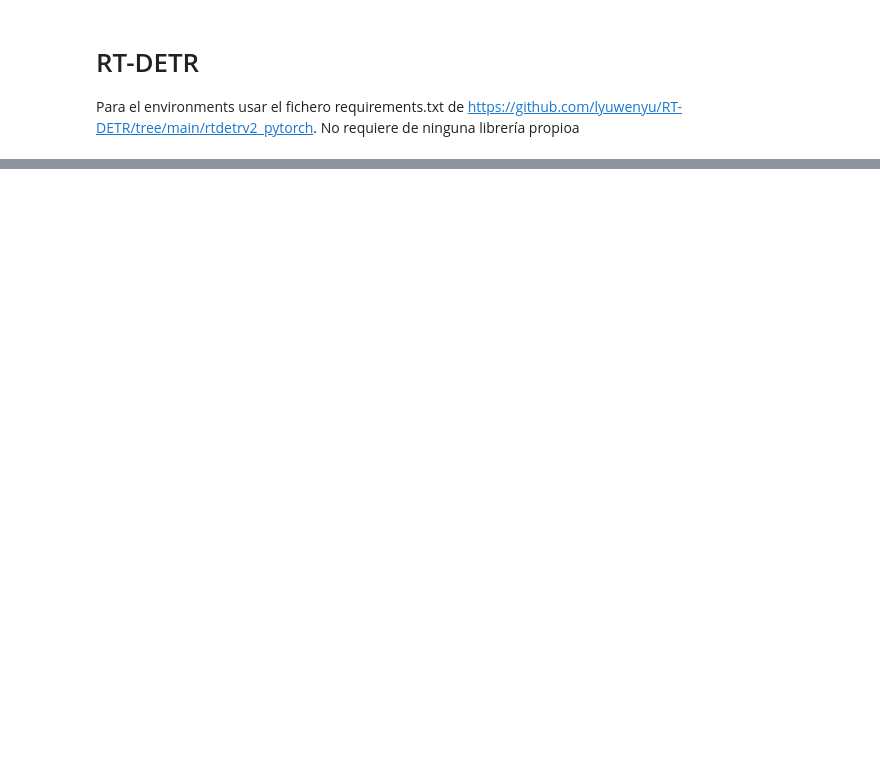
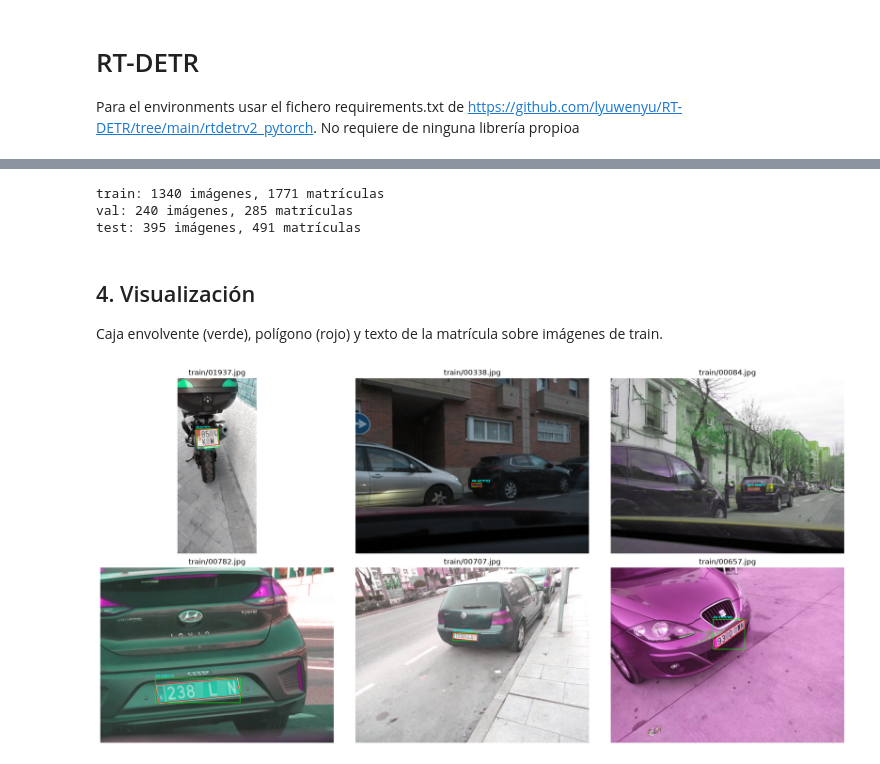
Before and after one commit to kikoalmtana/practicasVC, a Jupyter notebook: P4/VC_P4_RTDETR.ipynb, the cells around one changed output, grey strips where cells are left out. Cells and saved outputs as stored; diff of their text form; code cells hidden in the pictures; blank space fills up the shorter version.

```diff
--- a/P4/VC_P4_RTDETR.ipynb
+++ b/P4/VC_P4_RTDETR.ipynb
@@ -90,0 +192,46 @@ cv2.destroyAllWindows()
+# %%
+recs = sorted(datos["train"], key=lambda r: r["stem"])
+bloques = [recs[i:i + BLOQUE] for i in range(0, len(recs), BLOQUE)]     # 10 fotos seguidas
+idx = list(range(len(bloques))); random.Random(SEED).shuffle(idx)
+val_ids = {int(r["stem"]) for i in idx[:round(VAL_FRAC * len(bloques))] for r in bloques[i]}
+
+def filtrar(c, keep):
+    return {"images": [im for im in c["images"] if keep(im["id"])],
+            "annotations": [a for a in c["annotations"] if keep(a["image_id"])],
+            "categories": c["categories"]}
+
+splits = {"train": filtrar(coco["train"], lambda i: i not in val_ids),
+          "val":   filtrar(coco["train"], lambda i: i in val_ids),
+          "test":  coco["test"]}
+ANN_OUT.mkdir(parents=True, exist_ok=True)
+for name, c in splits.items():
+    (ANN_OUT / f"{name}.json").write_text(json.dumps(c), encoding="utf-8")
+    print(f"{name}: {len(c['images'])} imágenes, {len(c['annotations'])} matrículas")
+assert not ({im["id"] for im in splits["train"]["images"]} & val_ids)
+# %% [output]
+train: 1340 imágenes, 1771 matrículas
+val: 240 imágenes, 285 matrículas
+test: 395 imágenes, 491 matrículas
+# %% [markdown]
+## 4. Visualización
+
+Caja envolvente (verde), polígono (rojo) y texto de la matrícula sobre imágenes de train.
+# %%
+def dibujar(c, n=6, seed=SEED):
+    anns_por_img = {}
+    for a in c["annotations"]: anns_por_img.setdefault(a["image_id"], []).append(a)
+    muestra = random.Random(seed).sample(c["images"], n)
+    fig, axs = plt.subplots(2, (n + 1) // 2, figsize=(18, 9))
+    for ax, im in zip(axs.ravel(), muestra):
+        img = cv2.imread(str(IMG_OUT / im["file_name"]))
+        for a in anns_por_img.get(im["id"], []):
+            x, y, w, h = map(int, a["bbox"])
+            cv2.rectangle(img, (x, y), (x + w, y + h), (0, 255, 0), 2)                       # caja
+            cv2.polylines(img, [np.array(a["poly"], np.int32)], True, (0, 0, 255), 2)         # polígono
+            cv2.putText(img, a["text"], (x, max(y - 6, 15)), cv2.FONT_HERSHEY_SIMPLEX, 0.6, (255, 255, 0), 2)
+        ax.imshow(cv2.cvtColor(img, cv2.COLOR_BGR2RGB)); ax.set_title(im["file_name"]); ax.axis("off")
+    plt.tight_layout(); plt.show()
+
+dibujar(splits["train"])
+# %% [output]
+[figure, added]
```
Also changed, not shown: parts of 11 cells of this notebook, 3 other files.
